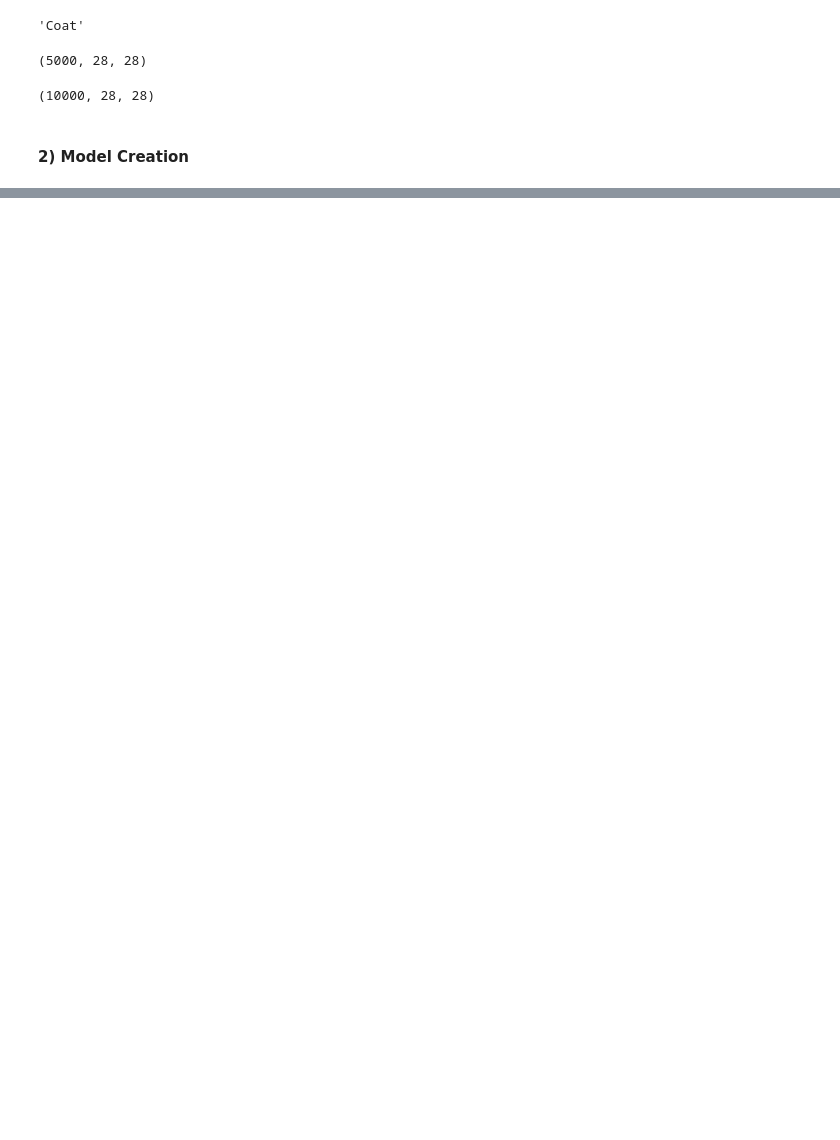
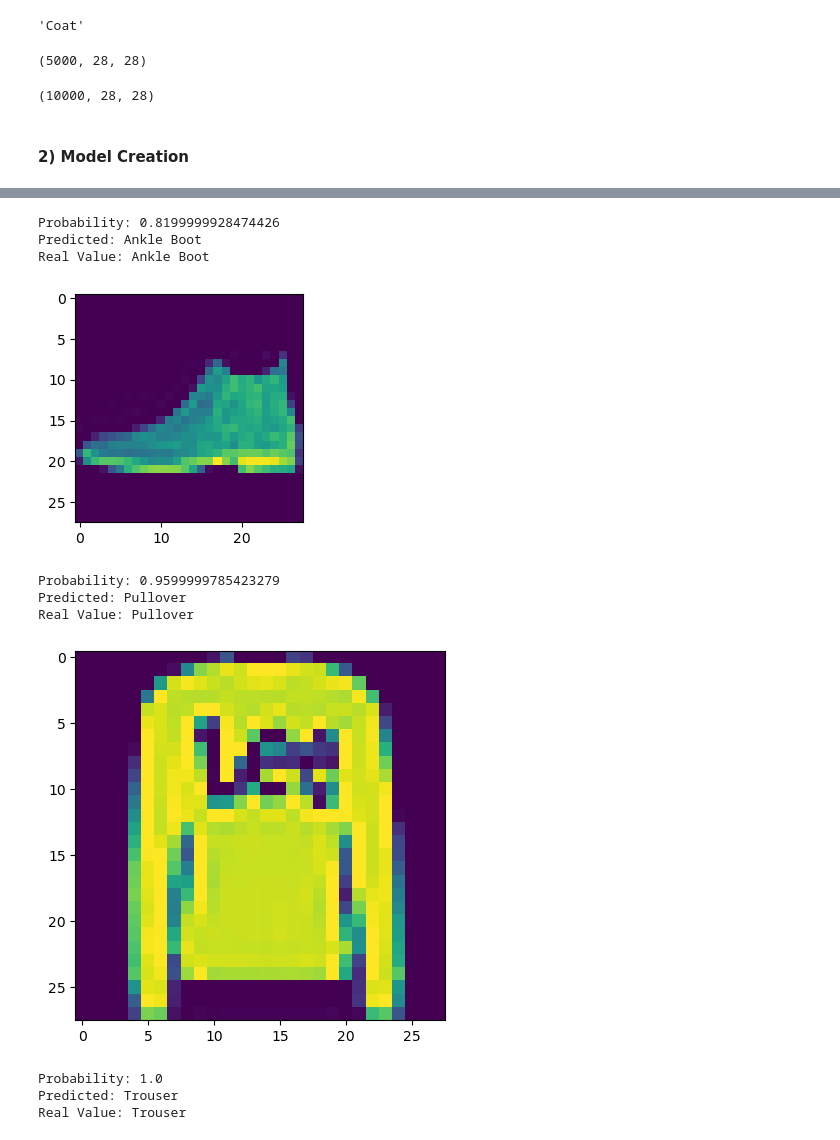
Before and after one commit to Daniels1610/DL008-Dagraz, a Jupyter notebook: E02.ipynb, the cells around one changed output, grey strips where cells are left out. Cells and saved outputs as stored; diff of their text form; code cells hidden in the pictures; blank space fills up the shorter version.

```diff
--- a/E02.ipynb
+++ b/E02.ipynb
@@ -443,0 +680,4 @@ model.add(tf.keras.layers.Dense(10, activation="softamx"))
+# %%
+X_new = X_test[:3]
+y_proba = model.predict(X_new)
+y_proba.round(2)
@@ -443,0 +690,3 @@ model.add(tf.keras.layers.Dense(10, activation="softamx"))
+# %%
+y_pred = np.argmax(model.predict(X_new), axis=1)
+y_pred
@@ -443,0 +709,23 @@ model.add(tf.keras.layers.Dense(10, activation="softamx"))
+# %%
+fig = plt.figure(figsize=(10,10))
+rows = 1; cols = 3
+
+for i in range(len(y_pred)):
+    fig.add_subplot(rows, cols, i+1)
+    print(f"Probability: {np.max(y_proba.round(2)[i,:])}")
+    print(f"Predicted: {class_names[y_pred[i]]}")
+    print(f"Real Value: {class_names[y_test[i][0]]}")
+    plt.imshow(X_test[i], cmap="viridis")
+    plt.show()
+# %% [output]
+Probability: 0.8199999928474426
+Predicted: Ankle Boot
+Real Value: Ankle Boot
+[figure, added]
+Probability: 0.9599999785423279
+Predicted: Pullover
+Real Value: Pullover
+[figure, added]
+Probability: 1.0
+Predicted: Trouser
+Real Value: Trouser
```
Also changed, not shown: parts of 56 cells of this notebook, 1 other file.
